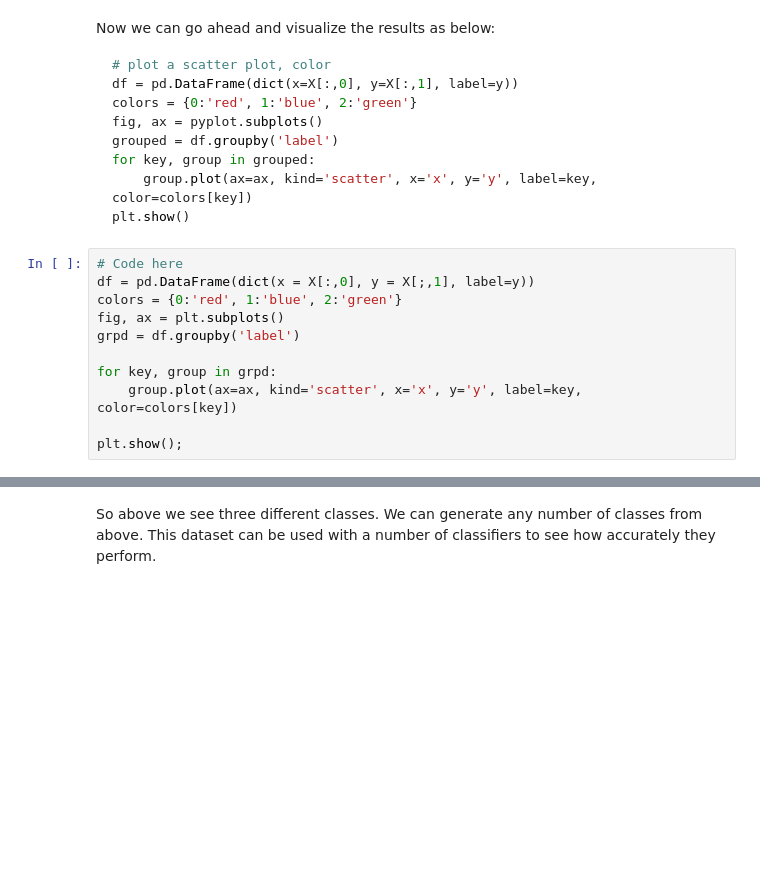
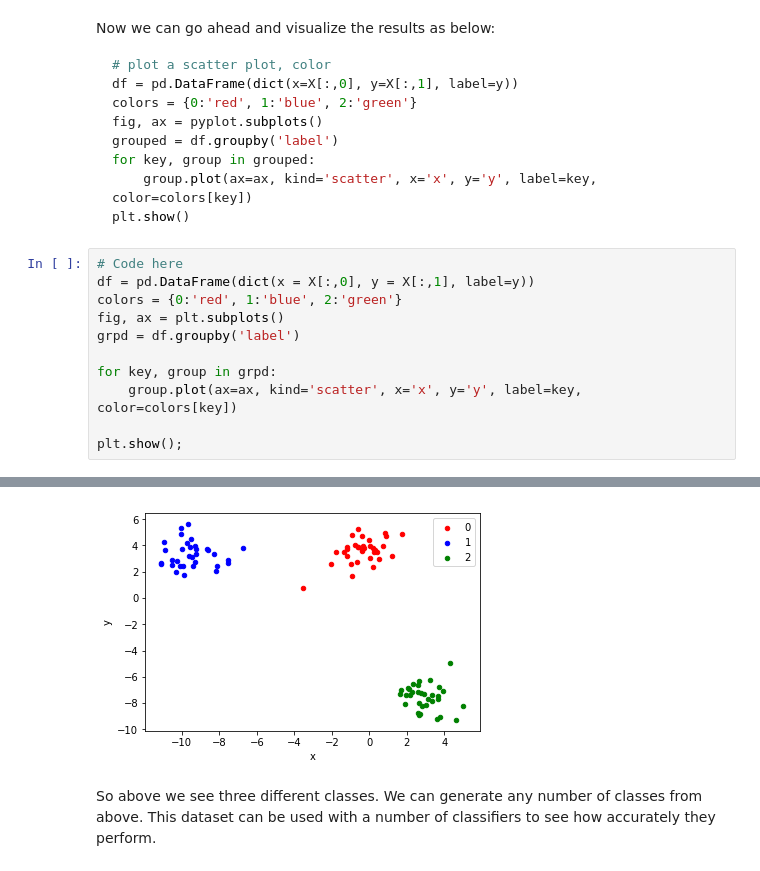
Before and after one commit to osterburg/dsc-2-23-05-data-generation-process-code-along-online-ds-ft-100118, a Jupyter notebook: index.ipynb, the cells around one changed output, grey strips where cells are left out. Drawn from its saved outputs; the diff is of its cells as text; blank space fills up the shorter version.

````diff
--- a/index.ipynb
+++ b/index.ipynb
@@ -57,7 +57,7 @@ plt.show()
 ```
 # %%
 # Code here
-df = pd.DataFrame(dict(x = X[:,0], y = X[;,1], label=y))
+df = pd.DataFrame(dict(x = X[:,0], y = X[:,1], label=y))
 colors = {0:'red', 1:'blue', 2:'green'}
 fig, ax = plt.subplots()
 grpd = df.groupby('label')
@@ -71,3 +70,4 @@ SyntaxError: invalid syntax (<ipython-input-4-e827020ea6ce>, line 2)
+[figure, added]
 # %% [markdown]
 So above we see three different classes. We can generate any number of classes from above. This dataset can be used with a number of classifiers to see how accurately they perform.
 # %% [markdown]
````
Also changed, not shown: parts of 1 cell of this notebook.
